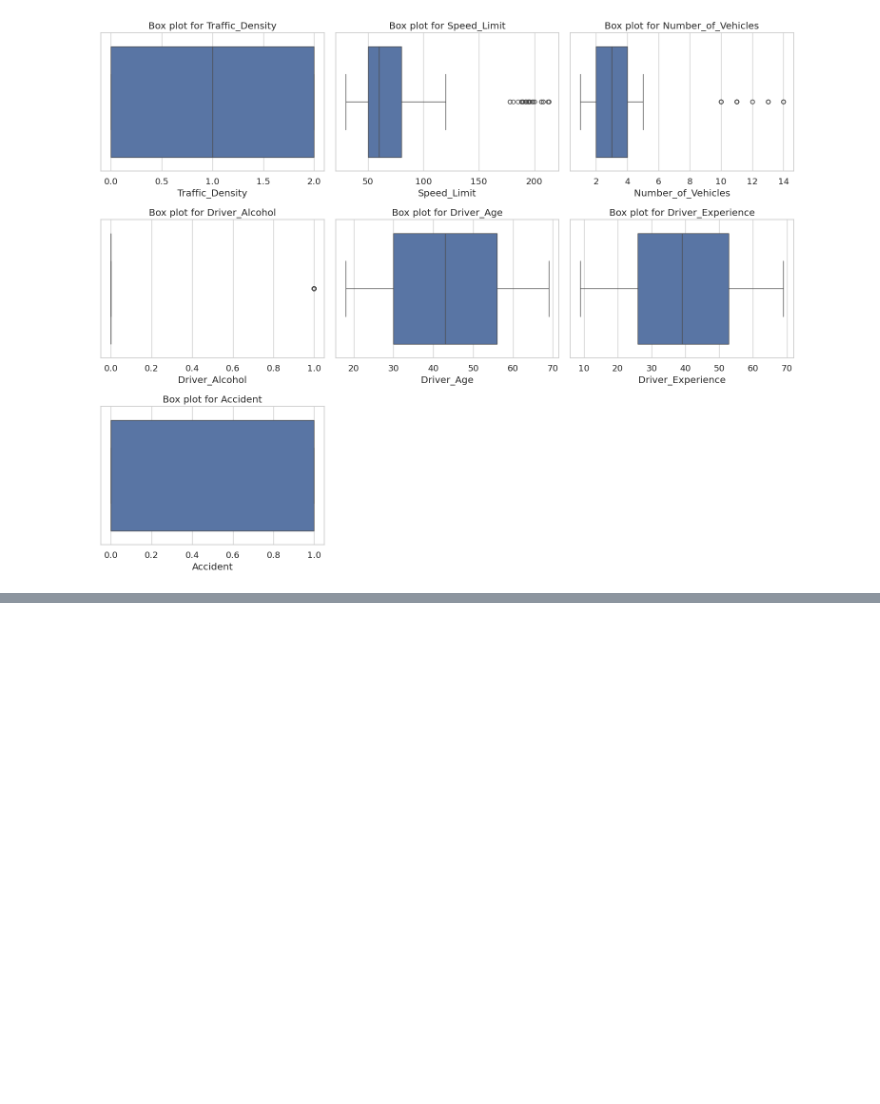
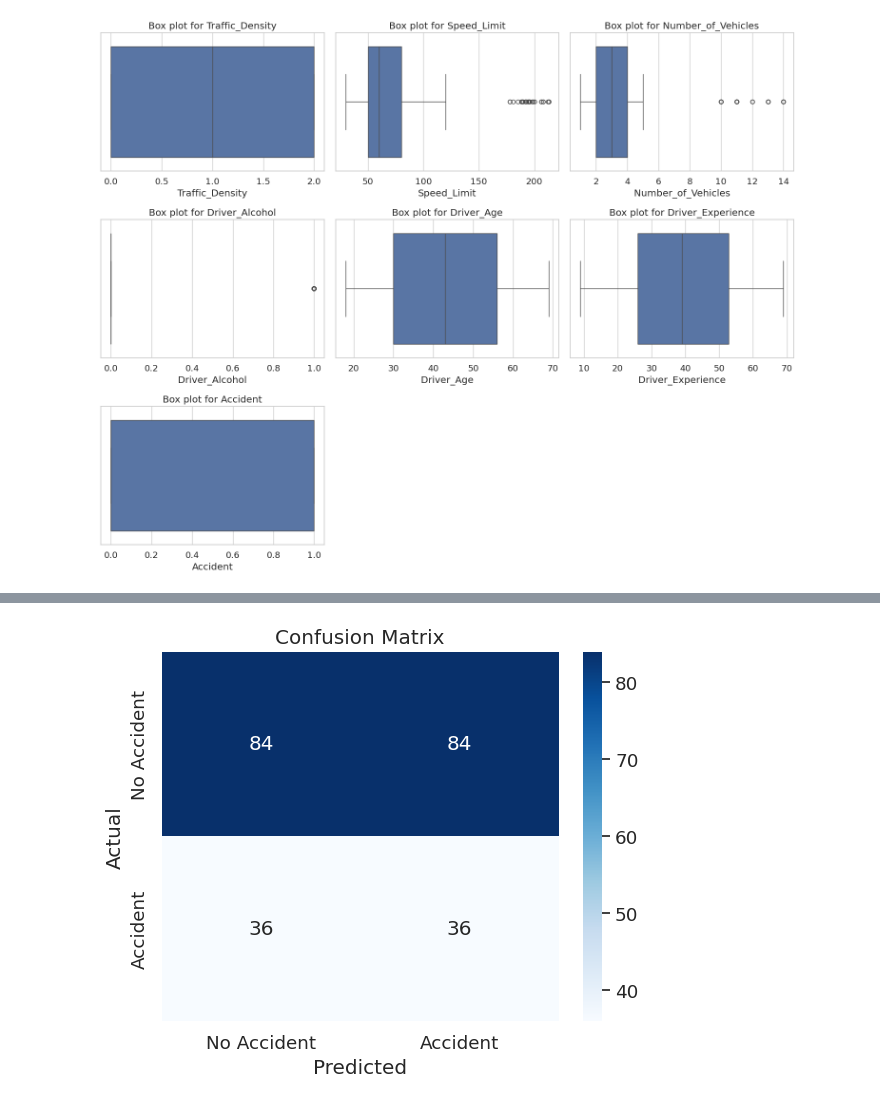
Before and after one commit to Omniasherief/Accident-prediction, a Jupyter notebook: Accident_prediction.ipynb, the cells around one changed output, grey strips where cells are left out. Cells and saved outputs as stored; diff of their text form; code cells hidden in the pictures; blank space fills up the shorter version.

```diff
--- a/Accident_prediction.ipynb
+++ b/Accident_prediction.ipynb
@@ -343,45 +426,63 @@ Name: count, dtype: int64
 # %%
- # Hyperparameter Tuning using GridSearchCV on Random Forest
+import pandas as pd
+import numpy as np
+from sklearn.model_selection import train_test_split
+from sklearn.impute import SimpleImputer
+from sklearn.preprocessing import StandardScaler
+from sklearn.linear_model import LogisticRegression
+from sklearn.metrics import classification_report, confusion_matrix
+import seaborn as sns
+import matplotlib.pyplot as plt
 
-# 1. Apply SMOTE to handle class imbalance and improve model performance
-from imblearn.over_sampling import SMOTE
-# Hyperparameter Tuning (GridSearchCV)
+# 0) Prepare X and y
+X = df[['Time_of_Day','Speed_Limit','Accident_Severity',
+        'Road_Condition','Driver_Age','Driver_Experience']].copy()
+y = df['Accident'].copy()
+
+# 1) Drop any rows where the target is missing (NaN)
+mask = y.notna()
+X = X[mask]
+y = y[mask]
 
 
-# Initialize SMOTE
-smote = SMOTE(random_state=42)
+# 2) Train-test split (stratify to preserve imbalance)
+X_train, X_test, y_train, y_test = train_test_split(
+    X, y, test_size=0.3, random_state=42, stratify=y
+)
 
-# Resample the training set using SMOTE
-X_train_res, y_train_res = smote.fit_resample(X_train_scaled, y_train)
+# 3) Target encode the three categorical features on the TRAINING fold
+for cat in ['Time_of_Day','Accident_Severity','Road_Condition']:
+    means = (pd.DataFrame({cat: X_train[cat], 'target': y_train})
+               .groupby(cat)['target']
+               .mean())
+    X_train[cat] = X_train[cat].map(means)
+    X_test[cat]  = X_test[cat].map(means).fillna(y_train.mean())
 
-# Verify the distribution of the target classes after SMOTE
-print("Class distribution after SMOTE in training set:")
-print(pd.Series(y_train_res).value_counts())
+# 4) Impute any remaining NaNs in features with the median
+imp = SimpleImputer(strategy='median')
+X_train_imputed = imp.fit_transform(X_train)
+X_test_imputed  = imp.transform(X_test)
 
-# 2. Define hyperparameters for Random Forest and use GridSearchCV for tuning
-from sklearn.model_selection import GridSearchCV
+# 5) Scale
+scaler = StandardScaler()
+X_train_scaled = scaler.fit_transform(X_train_imputed)
+X_test_scaled  = scaler.transform(X_test_imputed)
 
-# Define the parameter grid for Random Forest
-param_grid = {
-    'n_estimators': [50, 100, 150],          # Number of trees in the forest
-    'max_depth': [5, 10, 15, None],          # Depth of the trees
-    'min_samples_split': [2, 5, 10],         # Minimum samples to split a node
-    'min_samples_leaf': [1, 2, 4]            # Minimum samples required to be at a leaf node
-}
+# 6) Train balanced Logistic Regression
+lr = LogisticRegression(class_weight='balanced', random_state=42)
+lr.fit(X_train_scaled, y_train)
 
-# Initialize Random Forest classifier
-rf_model = RandomForestClassifier(class_weight='balanced', random_state=42)
+# 7) Predict & evaluate
+y_pred = lr.predict(X_test_scaled)
+print("Classification Report:")
+print(classification_report(y_test, y_pred))
 
-# Apply GridSearchCV to find the best hyperparameters for the Random Forest model
-grid_search = GridSearchCV(estimator=rf_model, param_grid=param_grid, cv=5, scoring='accuracy')
-
-# Fit GridSearchCV to the resampled training data
-grid_search.fit(X_train_res, y_train_res)
-
-# Get the best model from the grid search
-best_rf_model = grid_search.best_estimator_
-
-# Print the best hyperparameters
-print("Best hyperparameters found by GridSearchCV:")
-print(grid_search.best_params_)
+cm = confusion_matrix(y_test, y_pred)
+sns.heatmap(cm, annot=True, fmt='d', cmap='Blues',
+            xticklabels=['No Accident','Accident'],
+            yticklabels=['No Accident','Accident'])
+plt.title("Confusion Matrix")
+plt.xlabel("Predicted")
+plt.ylabel("Actual")
+plt.show()
 # %% [output]
@@ -394,0 +498 @@ Best hyperparameters found by GridSearchCV:
+[figure, added]
```
Also changed, not shown: parts of 12 cells of this notebook.
